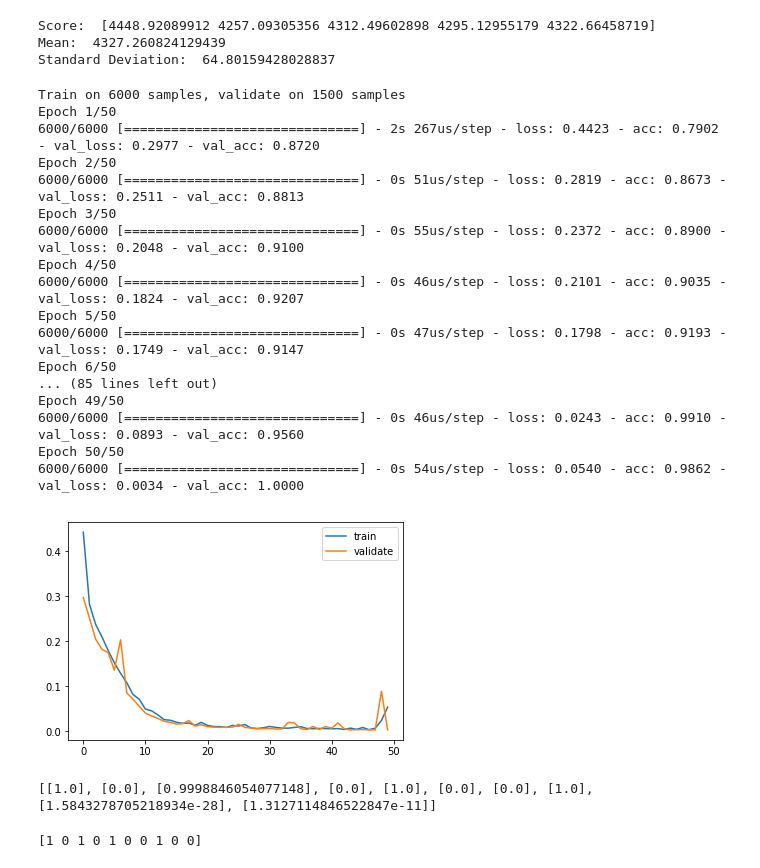
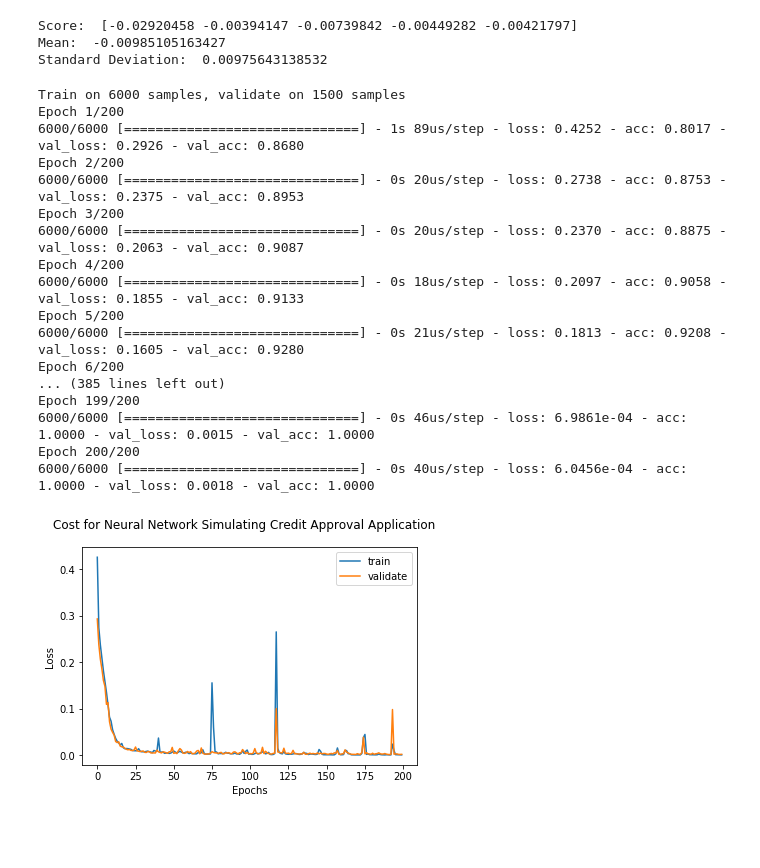
Before and after one commit to binify/ML_in_Testing, a Jupyter notebook: tf-keras.ipynb, the cells around one changed output. Cells and saved outputs as stored; diff of their text form; code cells hidden in the pictures; blank space fills up the shorter version.

```diff
--- a/tf-keras.ipynb
+++ b/tf-keras.ipynb
@@ -26,3 +29,11 @@ X_test = X_test.values.astype(np.float32)
 
 X_valid, X_train = X_train[:1000], X_train[1000:]
 y_valid, y_train = y_train[:1000], y_train[1000:]
+# %%
+from sklearn.preprocessing import LabelEncoder
+from keras.utils import np_utils
+
+encoder = LabelEncoder()
+encoder.fit(y_train)
+encoded_y = encoder.transform(y_train)
+dummy_y = np_utils.to_categorical(encoded_y)
@@ -49,48 +70,41 @@ def score_show(scores):
     print("Mean: ", scores.mean())
     print("Standard Deviation: ", scores.std())
 # %%
-score_show(scores)
+score_show(result)
 # %% [output]
-Score:  [4448.92089912 4257.09305356 4312.49602898 4295.12955179 4322.66458719]
-Mean:  4327.260824129439
-Standard Deviation:  64.80159428028837
+Score:  [-0.02920458 -0.00394147 -0.00739842 -0.00449282 -0.00421797]
+Mean:  -0.00985105163427
+Standard Deviation:  0.00975643138532
 # %%
 model = clf_model()
-history = model.fit(X_train, y_train, epochs=50,batch_size=50,validation_split=0.2)
+history = model.fit(X_train, y_train, epochs=200,batch_size=50,validation_split=0.2)
 # %% [output]
 Train on 6000 samples, validate on 1500 samples
-Epoch 1/50
-6000/6000 [==============================] - 2s 267us/step - loss: 0.4423 - acc: 0.7902 - val_loss: 0.2977 - val_acc: 0.8720
-Epoch 2/50
-6000/6000 [==============================] - 0s 51us/step - loss: 0.2819 - acc: 0.8673 - val_loss: 0.2511 - val_acc: 0.8813
-Epoch 3/50
-6000/6000 [==============================] - 0s 55us/step - loss: 0.2372 - acc: 0.8900 - val_loss: 0.2048 - val_acc: 0.9100
-Epoch 4/50
-6000/6000 [==============================] - 0s 46us/step - loss: 0.2101 - acc: 0.9035 - val_loss: 0.1824 - val_acc: 0.9207
-Epoch 5/50
-6000/6000 [==============================] - 0s 47us/step - loss: 0.1798 - acc: 0.9193 - val_loss: 0.1749 - val_acc: 0.9147
-Epoch 6/50
-... (85 lines left out)
-Epoch 49/50
-6000/6000 [==============================] - 0s 46us/step - loss: 0.0243 - acc: 0.9910 - val_loss: 0.0893 - val_acc: 0.9560
-Epoch 50/50
-6000/6000 [==============================] - 0s 54us/step - loss: 0.0540 - acc: 0.9862 - val_loss: 0.0034 - val_acc: 1.0000
+Epoch 1/200
+6000/6000 [==============================] - 1s 89us/step - loss: 0.4252 - acc: 0.8017 - val_loss: 0.2926 - val_acc: 0.8680
+Epoch 2/200
+6000/6000 [==============================] - 0s 20us/step - loss: 0.2738 - acc: 0.8753 - val_loss: 0.2375 - val_acc: 0.8953
+Epoch 3/200
+6000/6000 [==============================] - 0s 20us/step - loss: 0.2370 - acc: 0.8875 - val_loss: 0.2063 - val_acc: 0.9087
+Epoch 4/200
+6000/6000 [==============================] - 0s 18us/step - loss: 0.2097 - acc: 0.9058 - val_loss: 0.1855 - val_acc: 0.9133
+Epoch 5/200
+6000/6000 [==============================] - 0s 21us/step - loss: 0.1813 - acc: 0.9208 - val_loss: 0.1605 - val_acc: 0.9280
+Epoch 6/200
+... (385 lines left out)
+Epoch 199/200
+6000/6000 [==============================] - 0s 46us/step - loss: 6.9861e-04 - acc: 1.0000 - val_loss: 0.0015 - val_acc: 1.0000
+Epoch 200/200
+6000/6000 [==============================] - 0s 40us/step - loss: 6.0456e-04 - acc: 1.0000 - val_loss: 0.0018 - val_acc: 1.0000
 # %%
-import matplotlib.pyplot as plt
-%matplotlib inline
-
 fig = plt.figure()
+fig.suptitle('Cost for Neural Network Simulating Credit Approval Application')
 plt.plot(history.history['loss'],label='train')
 plt.plot(history.history['val_loss'],label='validate')
 plt.legend()
+plt.xlabel('Epochs')
+plt.ylabel('Loss')
+plt.savefig('binary.jpg')
 plt.show()
 # %% [output]
-[figure, old version]
+[figure, new version]
-# %%
-print(model.predict(X_valid[:10]).tolist())
-# %% [output]
-[[1.0], [0.0], [0.9998846054077148], [0.0], [1.0], [0.0], [0.0], [1.0], [1.5843278705218934e-28], [1.3127114846522847e-11]]
-# %%
-print(y_valid[:10])
-# %% [output]
-[1 0 1 0 1 0 0 1 0 0]
```
Also changed, not shown: parts of 8 cells of this notebook, 9 other files.
